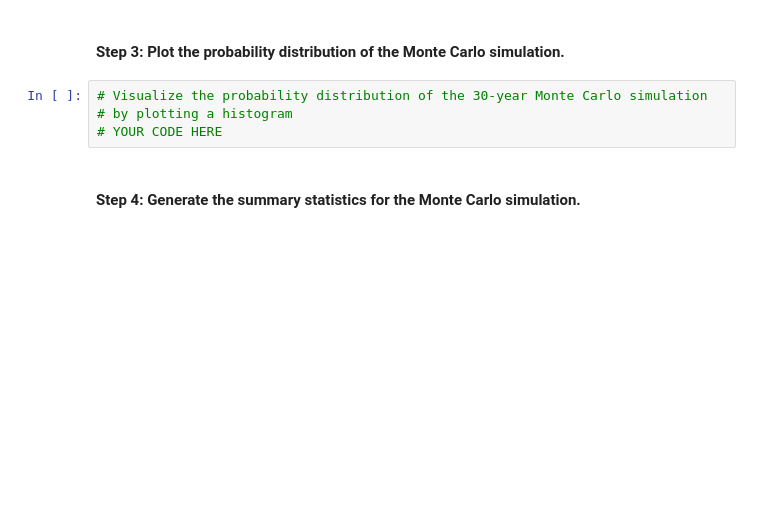
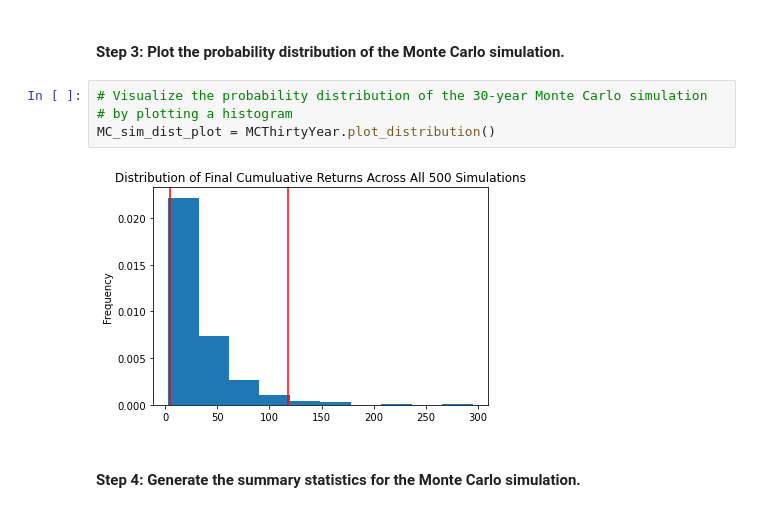
Before and after one commit to sangramsinghg/berkeley_fintech_module_5_challenge, a Jupyter notebook: financial_planning_tools.ipynb, the cells around one changed output. Drawn from its saved outputs; the diff is of its cells as text; blank space fills up the shorter version.

```diff
--- a/financial_planning_tools.ipynb
+++ b/financial_planning_tools.ipynb
@@ -461,7 +532,9 @@ In this section, you’ll use the MCForecastTools library to create a Monte Carl
 # %%
 # Visualize the probability distribution of the 30-year Monte Carlo simulation
 # by plotting a histogram
-# YOUR CODE HERE
+MC_sim_dist_plot = MCThirtyYear.plot_distribution()
+# %% [output]
+[figure, added]
 # %% [markdown]
 #### Step 4: Generate the summary statistics for the Monte Carlo simulation.
 # %%
```
Also changed, not shown: parts of 8 cells of this notebook.
